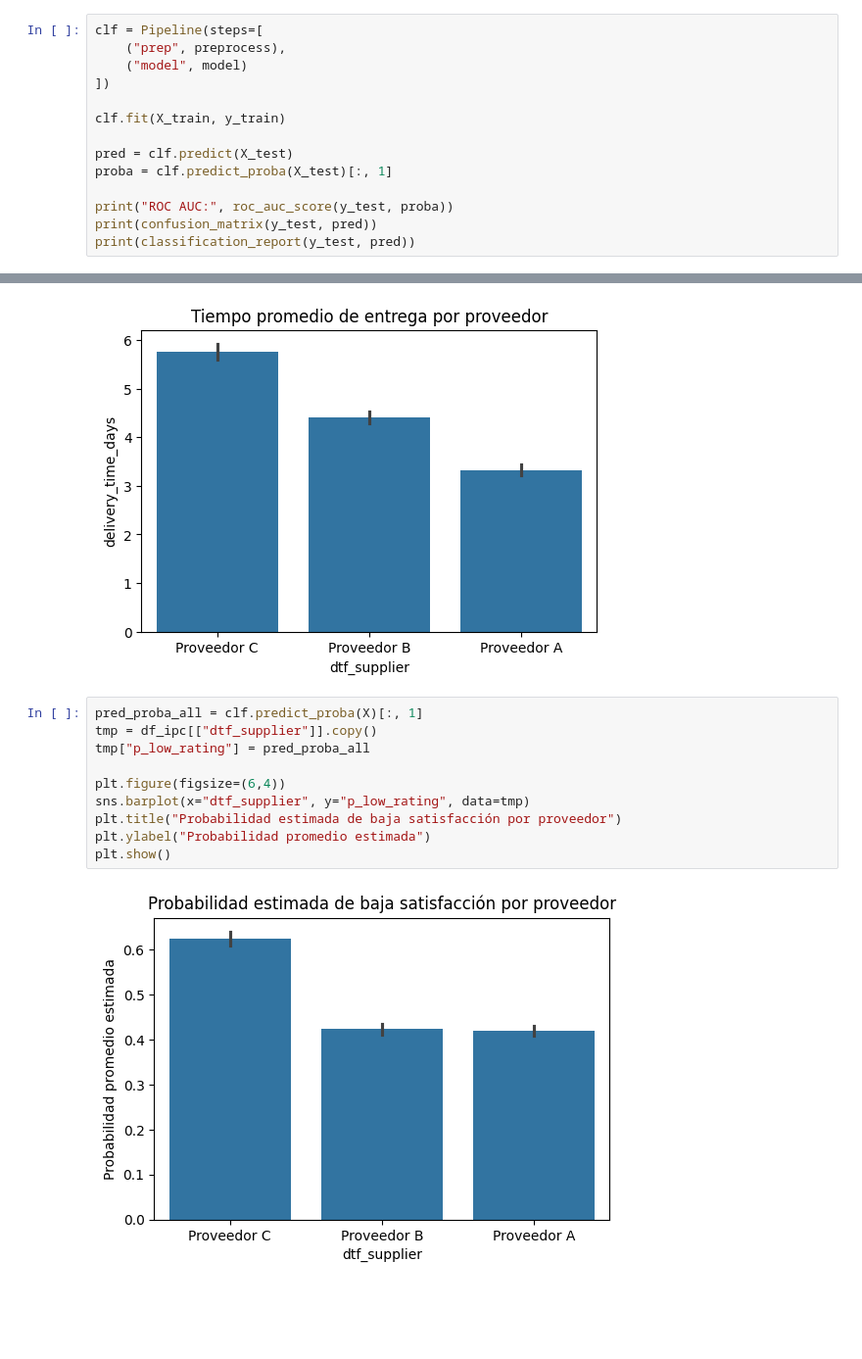
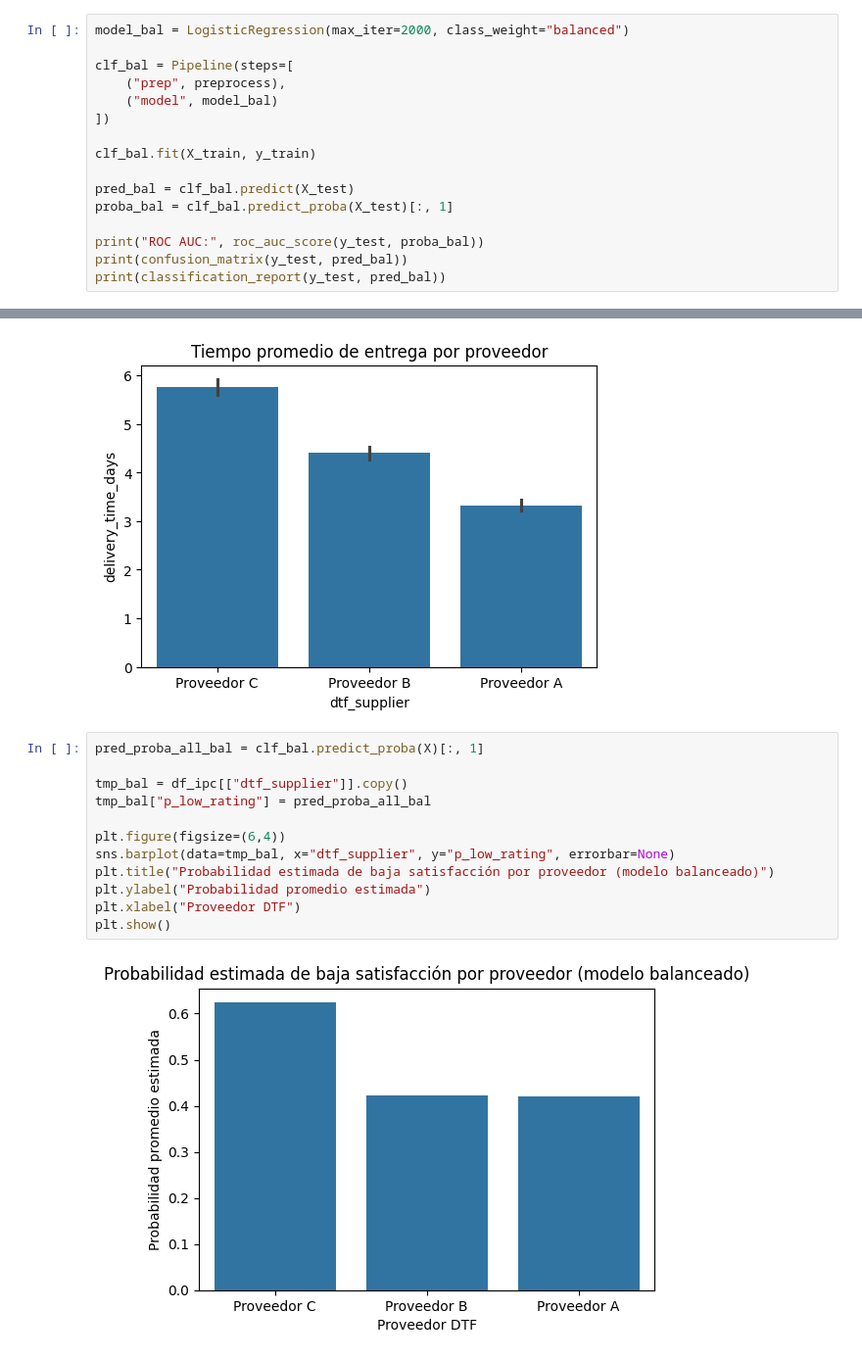
Before and after one commit to sandris1812-wq/DT2, a Jupyter notebook: DS_II_ENTREGA1_SANDRA_GOÑI.ipynb, the cells around one changed output, grey strips where cells are left out. Shown at 98% size. Saved outputs shown, nothing was run; the diff lists cells and outputs as text; blank space fills up the shorter version.

```diff
--- a/DS_II_ENTREGA1_SANDRA_GOÑI.ipynb
+++ b/DS_II_ENTREGA1_SANDRA_GOÑI.ipynb
@@ -487,17 +491,19 @@ model = LogisticRegression(max_iter=2000, class_weight="balanced")
 # %%
-clf = Pipeline(steps=[
+model_bal = LogisticRegression(max_iter=2000, class_weight="balanced")
+
+clf_bal = Pipeline(steps=[
     ("prep", preprocess),
-    ("model", model)
+    ("model", model_bal)
 ])
 
-clf.fit(X_train, y_train)
+clf_bal.fit(X_train, y_train)
 
-pred = clf.predict(X_test)
-proba = clf.predict_proba(X_test)[:, 1]
+pred_bal = clf_bal.predict(X_test)
+proba_bal = clf_bal.predict_proba(X_test)[:, 1]
 
-print("ROC AUC:", roc_auc_score(y_test, proba))
-print(confusion_matrix(y_test, pred))
-print(classification_report(y_test, pred))
+print("ROC AUC:", roc_auc_score(y_test, proba_bal))
+print(confusion_matrix(y_test, pred_bal))
+print(classification_report(y_test, pred_bal))
 # %% [output]
 ROC AUC: 0.5415267627888604
 [[204 128]
@@ -529,14 +535,16 @@ plt.show()
 # %% [output]
 [figure]
 # %%
-pred_proba_all = clf.predict_proba(X)[:, 1]
-tmp = df_ipc[["dtf_supplier"]].copy()
-tmp["p_low_rating"] = pred_proba_all
+pred_proba_all_bal = clf_bal.predict_proba(X)[:, 1]
+
+tmp_bal = df_ipc[["dtf_supplier"]].copy()
+tmp_bal["p_low_rating"] = pred_proba_all_bal
 
 plt.figure(figsize=(6,4))
-sns.barplot(x="dtf_supplier", y="p_low_rating", data=tmp)
-plt.title("Probabilidad estimada de baja satisfacción por proveedor")
+sns.barplot(data=tmp_bal, x="dtf_supplier", y="p_low_rating", errorbar=None)
+plt.title("Probabilidad estimada de baja satisfacción por proveedor (modelo balanceado)")
 plt.ylabel("Probabilidad promedio estimada")
+plt.xlabel("Proveedor DTF")
 plt.show()
 # %% [output]
-[figure, old version]
+[figure, new version]
```
Also changed, not shown: parts of 12 cells of this notebook.
